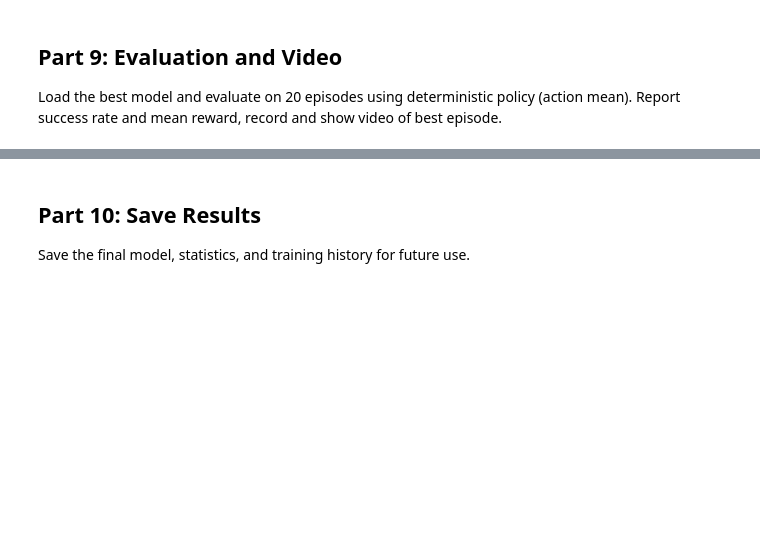
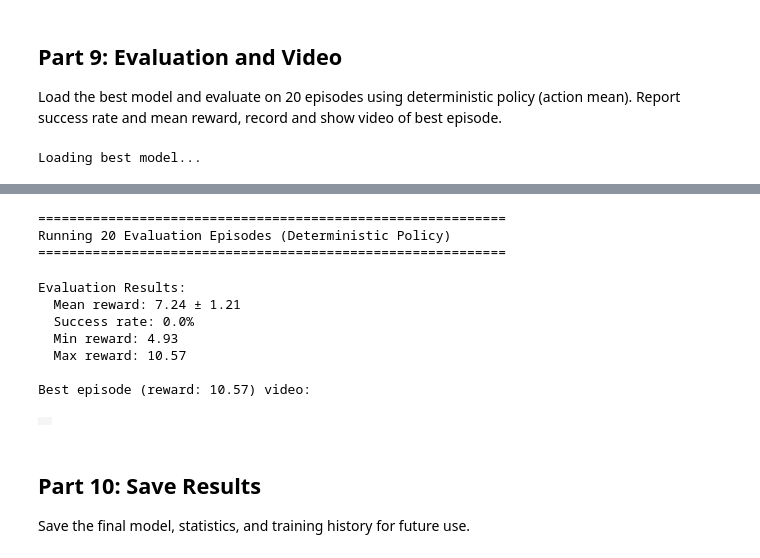
Before and after one commit to 68076012/humanoid-rl-training, a Jupyter notebook: rl_humanoid_apple.ipynb, the cells around one changed output, grey strips where cells are left out. Drawn from its saved outputs; the diff is of its cells as text; code cells hidden in the pictures; blank space fills up the shorter version.

```diff
--- a/rl_humanoid_apple.ipynb
+++ b/rl_humanoid_apple.ipynb
@@ -59,7 +65,8 @@ env = gym.make(
     'UnitreeG1PlaceAppleInBowl-v1',
     num_envs=1,
     obs_mode='state',
-    render_mode='rgb_array'
+    render_mode='rgb_array',
+    sim_backend='cpu'  # Use CPU to avoid GPU PhysX conflict with training
 )
 env = CPUGymWrapper(env)
 
@@ -103,7 +110,7 @@ obs, info = env.reset()
 frames = []
 rewards = []
 episode_reward = 0
-max_steps = 250
+max_steps = 500
 
 for step in range(max_steps):
     # Random action
@@ -113,10 +120,9 @@ for step in range(max_steps):
     episode_reward += reward
     rewards.append(reward)
 
-    # Render every 5 frames to save time
-    if step % 5 == 0:
-        frame = env.render()
-        frames.append(frame)
+    # Render every frame for longer video
+    frame = env.render()
+    frames.append(frame)
 
     if terminated or truncated:
         print(f"Episode finished at step {step}")
@@ -129,7 +135,7 @@ print(f"Collected {len(frames)} frames")
 # Show video
 if len(frames) > 0:
     print("\nRandom policy video:")
-    media.show_video(frames, fps=10)
+    media.show_video(frames, fps=20)
 
 # Plot reward curve
 plt.figure(figsize=(10, 4))
@@ -458,11 +471,13 @@ def flatten_obs(obs: Any) -> torch.Tensor:
 def evaluate_policy(agent: ActorCritic, obs_rms: RunningMeanStd, num_episodes: int = 10,
                     max_steps: int = 250, device: torch.device = device) -> Tuple[float, float]:
     """Evaluate policy on CPU environment. Returns mean reward and success rate."""
+    from mani_skill.utils.wrappers.gymnasium import CPUGymWrapper
     eval_env = gym.make(
         'UnitreeG1PlaceAppleInBowl-v1',
         num_envs=1,
         obs_mode='state',
-        render_mode='rgb_array'
+        render_mode='rgb_array',
+        sim_backend='cpu'  # Use CPU for evaluation to avoid GPU PhysX conflict
     )
     eval_env = CPUGymWrapper(eval_env)
 
@@ -477,12 +492,12 @@ def evaluate_policy(agent: ActorCritic, obs_rms: RunningMeanStd, num_episodes: i
 
         while not done and step_count < max_steps:
             # Convert obs to tensor
-            obs_tensor = flatten_obs(obs).unsqueeze(0).to(device)
+            obs_tensor = flatten_obs(obs).unsqueeze(0).float().to(device)
 
             # Normalize
             obs_np = obs_tensor.cpu().numpy()
             obs_normalized = obs_rms.normalize(obs_np)
-            obs_tensor = torch.from_numpy(obs_normalized).to(device)
+            obs_tensor = torch.from_numpy(obs_normalized).float().to(device)
 
             # Get deterministic action (mean)
             with torch.no_grad():
@@ -546,10 +561,20 @@ def train_ppo(
 
     # Create vectorized GPU environment (NO CPUGymWrapper)
     print("\nCreating GPU vectorized environment...")
+
+    # Fix collision stack size overflow by configuring GPU memory config
+    from mani_skill.utils.structs.types import SimConfig, GPUMemoryConfig
+    sim_config = SimConfig(
+        gpu_memory_config=GPUMemoryConfig(
+            collision_stack_size=2**28  # Increase from default to avoid buffer overflow
+        )
+    )
+
     env = gym.make(
         'UnitreeG1PlaceAppleInBowl-v1',
         num_envs=num_envs,
         obs_mode='state',
+        sim_config=sim_config,
     )
 
     # Get observation and action dimensions
@@ -930,7 +984,8 @@ def record_episode(agent: ActorCritic, obs_rms: RunningMeanStd, max_steps: int =
         'UnitreeG1PlaceAppleInBowl-v1',
         num_envs=1,
         obs_mode='state',
-        render_mode='rgb_array'
+        render_mode='rgb_array',
+        sim_backend='cpu'  # Use CPU for evaluation to avoid GPU PhysX conflict
     )
     env = CPUGymWrapper(env)
 
@@ -947,10 +1002,10 @@ def record_episode(agent: ActorCritic, obs_rms: RunningMeanStd, max_steps: int =
         frames.append(frame)
 
         # Prepare observation
-        obs_tensor = flatten_obs(obs).unsqueeze(0).to(device)
+        obs_tensor = flatten_obs(obs).unsqueeze(0).float().to(device)
         obs_np = obs_tensor.cpu().numpy()
         obs_normalized = obs_rms.normalize(obs_np)
-        obs_tensor = torch.from_numpy(obs_normalized).to(device)
+        obs_tensor = torch.from_numpy(obs_normalized).float().to(device)
 
         # Get action (deterministic = action mean)
         with torch.no_grad():
@@ -978,12 +1033,13 @@ def record_episode(agent: ActorCritic, obs_rms: RunningMeanStd, max_steps: int =
 
 # Load best model
 print("Loading best model...")
-checkpoint = torch.load("./results_g1/best_model.pt", map_location=device)
+from mani_skill.utils.wrappers.gymnasium import CPUGymWrapper
+checkpoint = torch.load("./results_g1/best_model.pt", map_location=device, weights_only=False)
 
 # Create new agent with same architecture
 # We need to determine obs_dim and action_dim from the saved model
 # For now, create a dummy env to get dimensions
-temp_env = gym.make('UnitreeG1PlaceAppleInBowl-v1', num_envs=1, obs_mode='state')
+temp_env = gym.make('UnitreeG1PlaceAppleInBowl-v1', num_envs=1, obs_mode='state', sim_backend='cpu')
 temp_env = CPUGymWrapper(temp_env)
 obs_sample, _ = temp_env.reset()
 obs_tensor = flatten_obs(obs_sample)
@@ -1034,3 +1090,5 @@ print(f"  Max reward: {np.max(eval_rewards):.2f}")
 if best_frames is not None and len(best_frames) > 0:
     print(f"\nBest episode (reward: {best_reward:.2f}) video:")
     media.show_video(best_frames, fps=20)
+# %% [output]
+Loading best model...
@@ -1037,3 +1096,14 @@ if best_frames is not None and len(best_frames) > 0:
+============================================================
+Running 20 Evaluation Episodes (Deterministic Policy)
+============================================================
+Evaluation Results:
+  Mean reward: 7.24 ± 1.21
+  Success rate: 0.0%
+  Min reward: 4.93
+  Max reward: 10.57
+
+Best episode (reward: 10.57) video:
+|  |
 # %% [markdown]
 ## Part 10: Save Results
 
```
Also changed, not shown: parts of 9 cells of this notebook, 4 other files.
